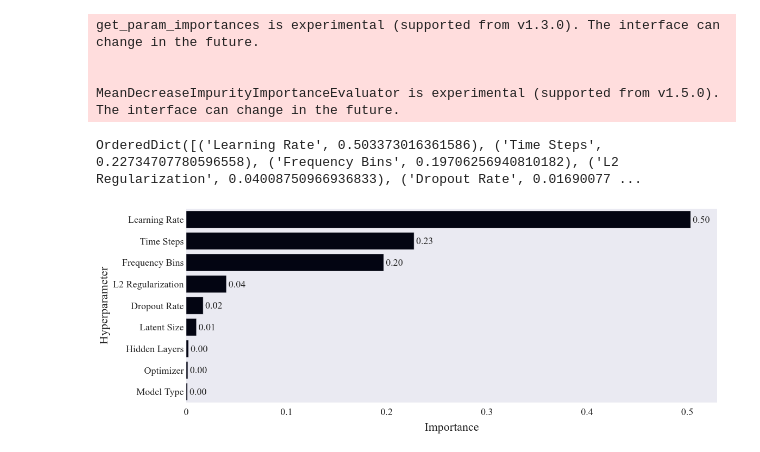
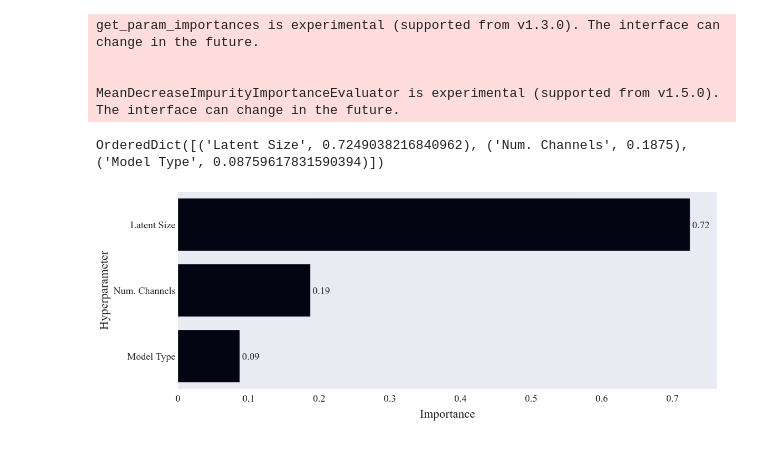
Before and after one commit to imilas/Synths_Stacks_Search, a Jupyter notebook: plots/chapter3_graphs/tunning_plots.ipynb, the cells around one changed output. Cells and saved outputs as stored; diff of their text form; code cells hidden in the pictures.

```diff
--- a/plots/chapter3_graphs/tunning_plots.ipynb
+++ b/plots/chapter3_graphs/tunning_plots.ipynb
@@ -9,7 +9,7 @@ import imp
 import customplots as cplot
 imp.reload(cplot)
 import plotly.graph_objects as go
-study = optuna.create_study(study_name='Study_ALL', storage='sqlite:///../feature_extraction/optuna_median.db',load_if_exists=True)
+study = optuna.create_study(study_name='Study_ALL', storage='sqlite:///../../feature_extraction/optuna_round2.db',load_if_exists=True)
 params = [k for k in optuna.importance.get_param_importances(study)]
 
 icy=['rgb(0,0,0)','rgb(50,50,140)','rgb(70,70,160)','rgb(110,110,200)','rgb(130,130,210)',
@@ -42,6 +42,6 @@ fig= fig.update_layout(
        margin=dict(l=50, t=50,r=1,  b=10),
     )
 
-with open("parallel_coord.pdf", "wb") as f:
+with open("parallel_coordround2.pdf", "wb") as f:
     f.write(scope.transform(fig, format="pdf", width=1000,height=400,))
 fig
@@ -65,7 +67,7 @@ fig.update_yaxes(showgrid=False,tickangle=0, tickfont=dict(size=17),)
 
 fig.update_traces(marker=dict(colorscale=icy))
 
-with open("slice_plot.pdf", "wb") as f:
+with open("slice_plotround2.pdf", "wb") as f:
     f.write(scope.transform(fig, format="pdf", width=1100,height=420,))
 
 fig
@@ -75,11 +79,11 @@ scope = PlotlyScope()
 iceice=px.colors.sequential.deep_r.copy()
 iceice[-3]="#338866"
 print(iceice)
-fig=cplot.get_intermediate_plot(study,topx=10,num_trials_threshold=50,color_scale=iceice)
+fig=cplot.get_intermediate_plot(study,topx=9,num_trials_threshold=50,color_scale=iceice)
 
 
 fig.update_layout(
-    autosize=False,title_text='Loss Per Training Step', title=None, title_x=0.5, title_y=0.98, yaxis_type="log",
+    autosize=False,title_text='Loss Per Training Step', title=None, title_x=0.5, title_y=0.98,
     template="seaborn",
 width=900,height=500,
     font_family="Times New Roman",
@@ -98,6 +102,6 @@ width=900,height=500,
 fig.update_xaxes(showgrid=False,zeroline=False,)
 fig.update_yaxes(showgrid=False,zeroline=False,title_text="Loss")
 
-with open("loss_per_training.pdf", "wb") as f:
+with open("loss_per_traininground2.pdf", "wb") as f:
     f.write(scope.transform(fig, format="pdf",    width=1000,height=500,))
 fig
@@ -104,29 +111,29 @@ fig
 # %%
 imp.reload(cplot)
 importances=optuna.importance.get_param_importances(study,params=[p for p in params if p!=""])
 fig=cplot.plot_param_importances(importances,study)
 fig.update_layout(
     autosize=False,title_text='Hyper-Parameter Importances', title=None, title_x=0.5, title_y=0.98,
     template="seaborn",
     width=800,height=420,
     font_family="Times New Roman",
     font_size=18,
     title_font_family="Times New Roman",
     title_font_size=30,
     margin=dict(l=0, t=5,r=20,  b=1),
     )
 fig.update_xaxes(showgrid=False,zeroline=False,)
 fig.update_yaxes(showgrid=False,zeroline=False,)
-with open("ParameterImportances.pdf", "wb") as f:
+with open("ParameterImportancesround2.pdf", "wb") as f:
     f.write(scope.transform(fig, format="pdf", width=800,height=400,))
 fig
 # %% [output]
 get_param_importances is experimental (supported from v1.3.0). The interface can change in the future.
 
 
 MeanDecreaseImpurityImportanceEvaluator is experimental (supported from v1.5.0). The interface can change in the future.
-OrderedDict([('Learning Rate', 0.503373016361586), ('Time Steps', 0.22734707780596558), ('Frequency Bins', 0.19706256940810182), ('L2 Regularization', 0.04008750966936833), ('Dropout Rate', 0.01690077 ...
+OrderedDict([('Latent Size', 0.7249038216840962), ('Num. Channels', 0.1875), ('Model Type', 0.08759617831590394)])
-[figure, old version]
+[figure, new version]
 # %%
 imp.reload(cplot)
 fig = cplot.get_optimization_history_plot(study)
```
Also changed, not shown: parts of 10 cells of this notebook, 10 other files.
